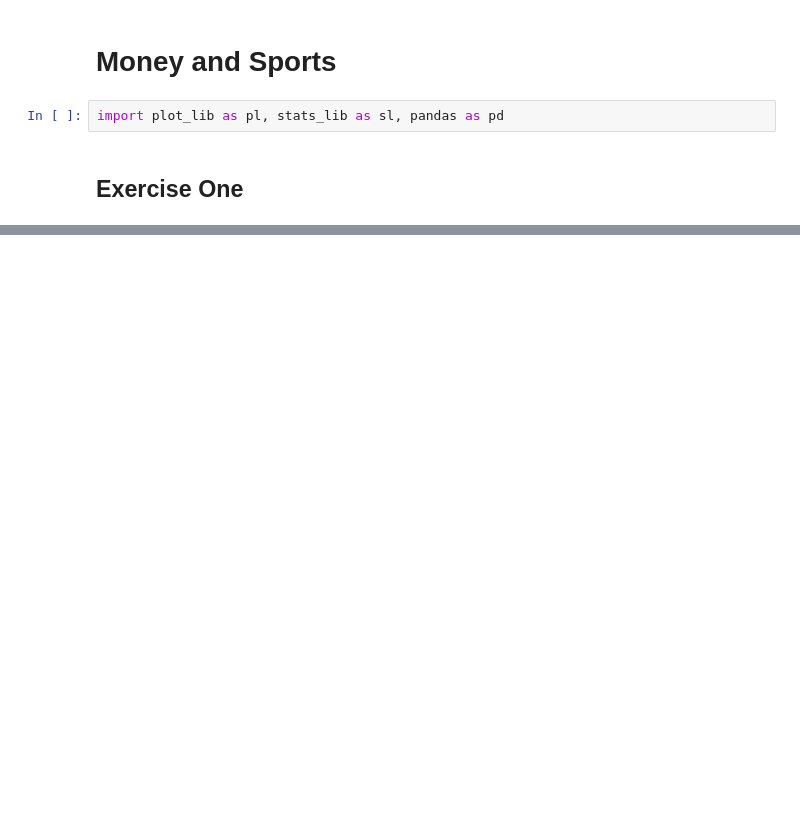
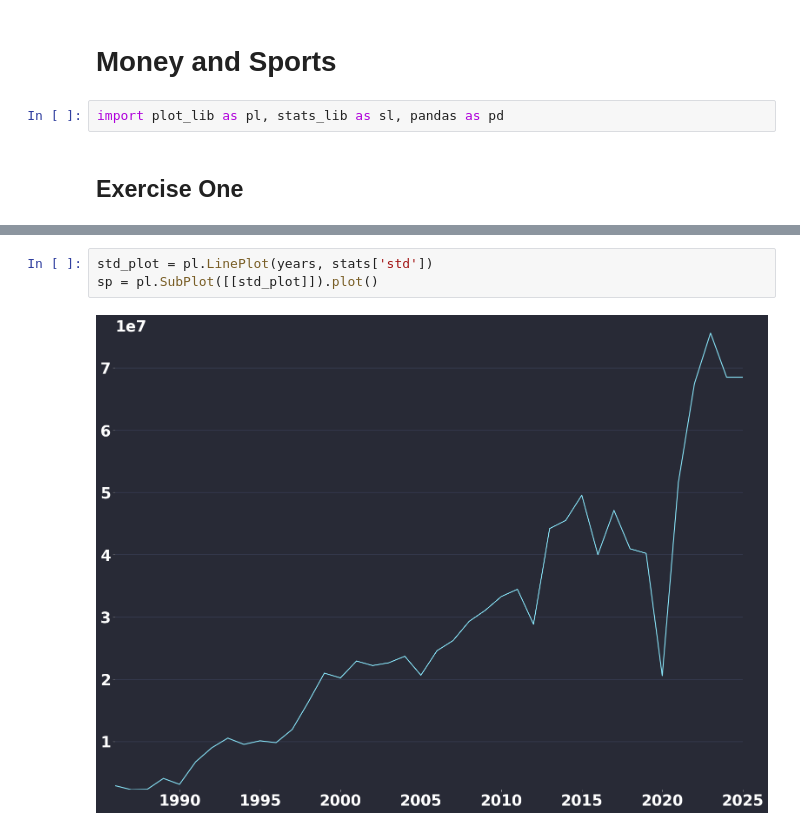
Before and after one commit to Charles-Roush/money-and-sports, a Jupyter notebook: analysis.ipynb, the cells around one changed output, grey strips where cells are left out. Cells and saved outputs as stored; diff of their text form; blank space fills up the shorter version.

```diff
--- a/analysis.ipynb
+++ b/analysis.ipynb
@@ -34,0 +32,5 @@ min_idx = df['w_pct'].idxmin()
+# %%
+std_plot = pl.LinePlot(years, stats['std'])
+sp = pl.SubPlot([[std_plot]]).plot()
+# %% [output]
+[figure, added]
```
Also changed, not shown: parts of 7 cells of this notebook, 1 other file.
